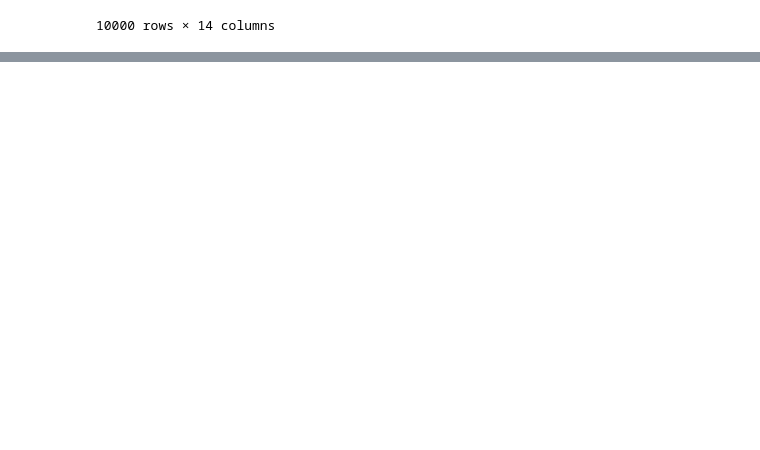
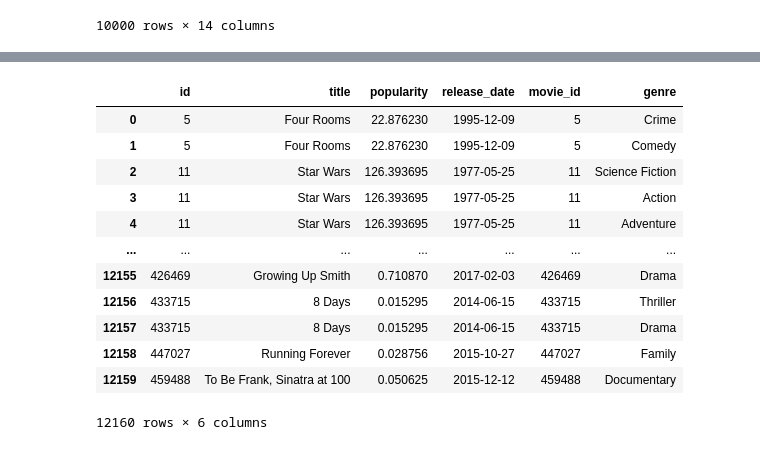
Before and after one commit to SyedaAnoosha/Data-Science-with-Python, a Jupyter notebook: Pandas Python/Joining Data/notebook.ipynb, the cells around one changed output, grey strips where cells are left out. Drawn from its saved outputs; the diff is of its cells as text; code cells hidden in the pictures; blank space fills up the shorter version.

```diff
--- a/Pandas Python/Joining Data/notebook.ipynb
+++ b/Pandas Python/Joining Data/notebook.ipynb
@@ -115,0 +120,5 @@ licenses_ward_census
+# %%
+with open('Datasets/movies.p','rb') as f:
+    movies = pickle.load(f)
+print(movies.shape)
+movies.head()
@@ -115,0 +165,4 @@ licenses_ward_census
+# %%
+genres = pd.read_pickle('Datasets/movie_to_genres.p')
+print(genres.shape)
+genres.head()
@@ -115,0 +177,17 @@ licenses_ward_census
+# %%
+movies_genre = movies.merge(genres, how="right", left_on="id", right_on="movie_id")
+movies_genre
+# %% [output]
+|  | id | title | popularity | release_date | movie_id | genre |
+| 0 | 5 | Four Rooms | 22.876230 | 1995-12-09 | 5 | Crime |
+| 1 | 5 | Four Rooms | 22.876230 | 1995-12-09 | 5 | Comedy |
+| 2 | 11 | Star Wars | 126.393695 | 1977-05-25 | 11 | Science Fiction |
+| 3 | 11 | Star Wars | 126.393695 | 1977-05-25 | 11 | Action |
+| 4 | 11 | Star Wars | 126.393695 | 1977-05-25 | 11 | Adventure |
+| ... | ... | ... | ... | ... | ... | ... |
+| 12155 | 426469 | Growing Up Smith | 0.710870 | 2017-02-03 | 426469 | Drama |
+| 12156 | 433715 | 8 Days | 0.015295 | 2014-06-15 | 433715 | Thriller |
+| 12157 | 433715 | 8 Days | 0.015295 | 2014-06-15 | 433715 | Drama |
+| 12158 | 447027 | Running Forever | 0.028756 | 2015-10-27 | 447027 | Family |
+| 12159 | 459488 | To Be Frank, Sinatra at 100 | 0.050625 | 2015-12-12 | 459488 | Documentary |
+12160 rows × 6 columns
```
Also changed, not shown: parts of 11 cells of this notebook, 5 other files.
